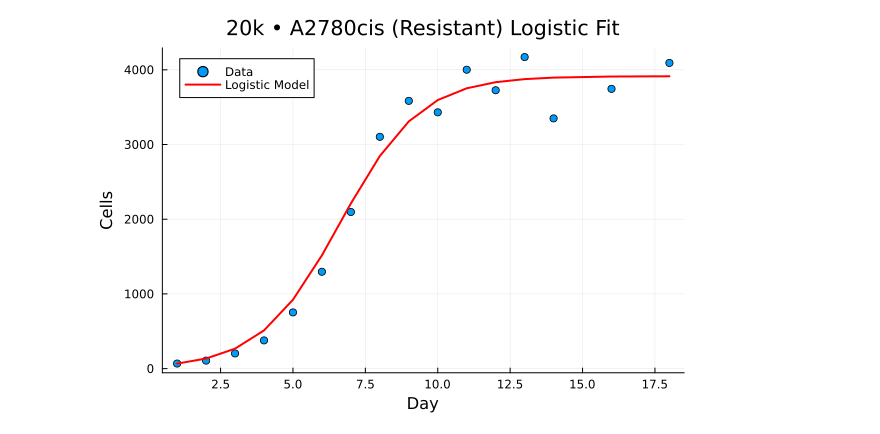
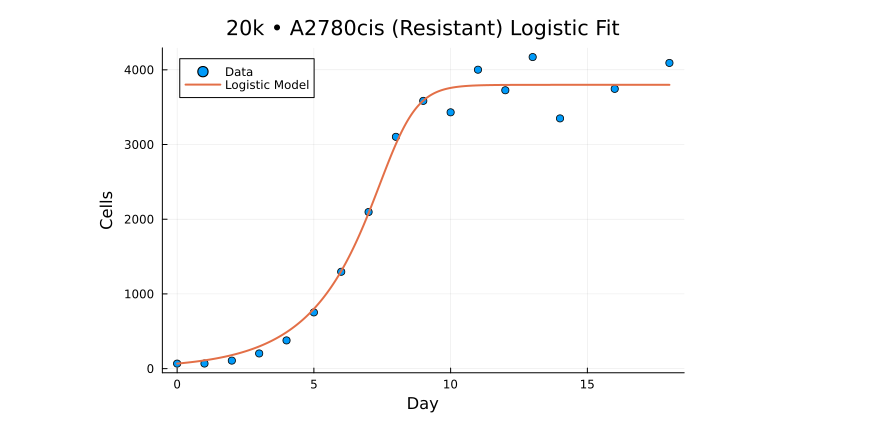
Before and after one commit to kadinelbak/CancerGrowthDynamics, a Jupyter notebook: Modelling Data Notebooks/Untreated MonoCulture/Untreated MonoCulture Math Modelling.ipynb, the cells around one changed output. Drawn from its saved outputs; the diff is of its cells as text; code cells hidden in the pictures.

Commit message:
Untreated is completed.

```diff
--- a/Modelling Data Notebooks/Untreated MonoCulture/Untreated MonoCulture Math Modelling.ipynb
+++ b/Modelling Data Notebooks/Untreated MonoCulture/Untreated MonoCulture Math Modelling.ipynb
@@ -55,9 +74,3 @@ using BlackBoxOptim
 using Plots
 using Printf
 using Glob
-# %%
-# 3) Models
-function logistic!(du, u, p, t)
-    r, K = p
-    du[1] = r * u[1] * (1 - u[1]/K)
-end
@@ -274,16 +413,31 @@ All functions loaded successfully
 # %%
-# 8) Batch run for Untreated MonoCulture day averages only (20k and 30k) with error bars + per-file p# This cell processes ALL 4 datasets: A2780Naive and A2780cis for both 20k and 30k thresholds
+# batch_untreated_monoculture.jl
+
+using CSV
+using DataFrames
+using Printf
+using .Main: FitResult, load_day_averages, infer_density, fit_logistic, plot_data_and_fit
+
+# If you `include("fitting_core.jl")` in a fresh Julia session, all needed
+# symbols (FitResult, load_day_averages, infer_density, fit_logistic, plot_data_and_fit)
+# will be in Main. Then you can run this script.
+
+# -------------------------
+# 1) Locate expected day-average CSVs
+# -------------------------
+
 # Navigate to project root (go up 2 levels from notebook directory)
 project_root = dirname(dirname(pwd()))
+
 roots = [
     joinpath(project_root, "Processed_Datasets", "Untreated MonoCulture", "20k", "Averages"),
     joinpath(project_root, "Processed_Datasets", "Untreated MonoCulture", "30k", "Averages"),
 ]
 
-# Expected files for verification
+# Expected files for verification in each root
 expected_files = [
     "A2780Naive_day_averages.csv",
-    "A2780cis_day_averages.csv"
+    "A2780cis_day_averages.csv",
 ]
 
 files = String[]
@@ -310,36 +464,53 @@ else
     println("\nProcessing $(length(files)) day-average files...")
 end
 
-results = DataFrame(File=String[], Density=String[], CellLine=String[], r=Float64[], K=Float64[], SSR=Float64[], BIC=Float64[])
+# -------------------------
+# 2) Fit logistic model per file
+# -------------------------
+results = DataFrame(
+    File=String[],
+    Density=String[],
+    CellLine=String[],
+    r=Float64[],
+    K=Float64[],
+    v=Float64[],
+    SSR=Float64[],
+    BIC=Float64[],
+)
+
+
 for f in files
     try
         x, y, yerr = load_day_averages(f)
         den = infer_density(f)
-        _, sol, fr = fit_logistic(x, y; density=den)  # Pass density parameter
 
-        # Extract cell line from filename
+        fr, sol, stats = fit_logistic(x, y; yerr=yerr, density=den)
+
         filename = basename(f)
-        cell_line = split(filename, "_")[1]  # e.g., "A2780Naive" or "A2780cis"
+        cell_line = split(filename, "_")[1]
 
-        push!(results, (filename, den, cell_line, fr.r, fr.K, fr.SSR, fr.BIC))
+        push!(results, (filename, den, cell_line, stats.r, stats.K, stats.v, stats.SSR, stats.BIC))
 
-        # Show per-file plot with error bars and density in title
         cell_type = cell_line == "A2780Naive" ? "A2780 (Naive)" : "A2780cis (Resistant)"
         title_str = "$den • $cell_type Logistic Fit"
-        plot_data_and_fit(x, y, sol; title_str=title_str, yerr=yerr)
 
-        println("✓ Processed: $cell_type ($den) - r=$(round(fr.r, digits=6)), K=$(round(fr.K, digits=2))")
+        plot_data_and_fit(x, y, sol; title_str=title_str, yerr=yerr, density=den)
+
+        println("✓ Processed: $cell_type ($den) - r=$(round(stats.r, digits=6)), K=$(round(stats.K, digits=2)), v=$(round(stats.v, digits=3))")
     catch e
         @warn "Failed on $(basename(f)): $e"
     end
 end
 
-# Display results
+# -------------------------
+# 3) Export and summary
+# -------------------------
+
 println("\nDetailed Results:")
 println(results)
 
-# Export results to CSV
-output_dir = pwd()  # Directory where the notebook is located
+# Export results to CSV in current working directory
+output_dir = pwd()
 output_file = joinpath(output_dir, "untreated_monoculture_logistic_parameters.csv")
 CSV.write(output_file, results)
 println("\n✓ Results exported to: ", output_file)
@@ -356,13 +527,15 @@ for density in ["20k", "30k"]
     println("-" ^ 20)
     for cell_line in ["A2780Naive", "A2780cis"]
         row = filter(r -> r.Density == density && r.CellLine == cell_line, results)
+        cell_type = cell_line == "A2780Naive" ? "A2780 (Naive)" : "A2780cis (Resistant)"
+
         if nrow(row) > 0
             r_val = row[1, :r]
             k_val = row[1, :K]
-            cell_type = cell_line == "A2780Naive" ? "A2780 (Naive)" : "A2780cis (Resistant)"
-            @printf("  %s: r = %.6f day⁻¹, K = %.2f cells\n", cell_type, r_val, k_val)
+            v_val = row[1, :v]
+            @printf("  %s: r = %.6f day⁻¹, K = %.2f cells, v = %.3f\n",
+        cell_type, r_val, k_val, v_val)
         else
-            cell_type = cell_line == "A2780Naive" ? "A2780 (Naive)" : "A2780cis (Resistant)"
             println("  $cell_type: Data not found")
         end
     end
@@ -370,7 +543,8 @@ for density in ["20k", "30k"]
 end
 
 println("Day 0 cell counts used:")
-println("  20k seeding density: 67 cells")
-println("  30k seeding density: 100 cells")
+println("  20k seeding density: 67 cells   # calculated by hand from plate setup")
+println("  30k seeding density: 100 cells  # calculated by hand from plate setup")
 println("  Data normalization: Applied to reduce bias toward larger values")
+println("  Error bars (SEM/SD): Used for weighted fitting when available")
 # %% [output]
@@ -387 +569 @@ Processing 4 day-average files...
-[figure, old version]
+[figure, new version]
```
Also changed, not shown: parts of 7 cells of this notebook, 11 other files.
